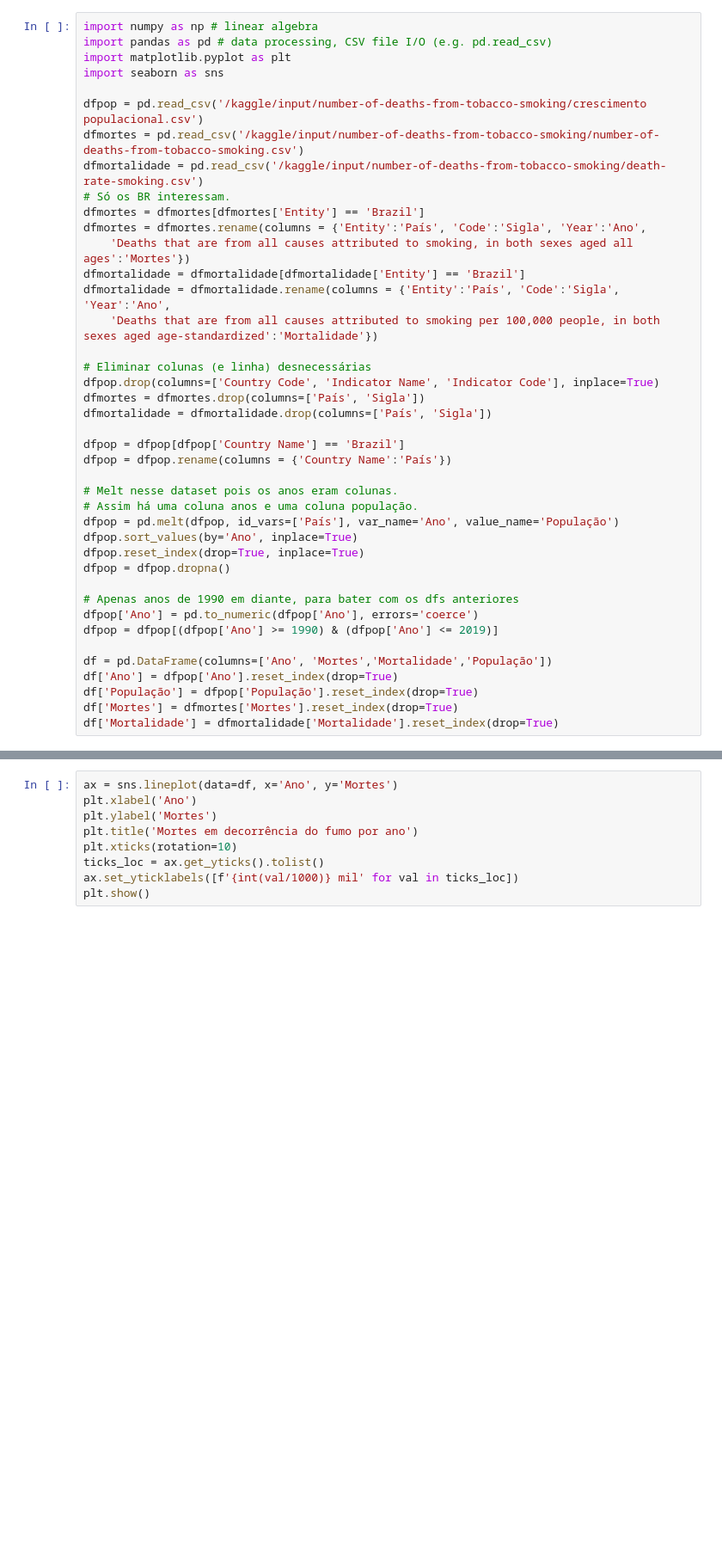
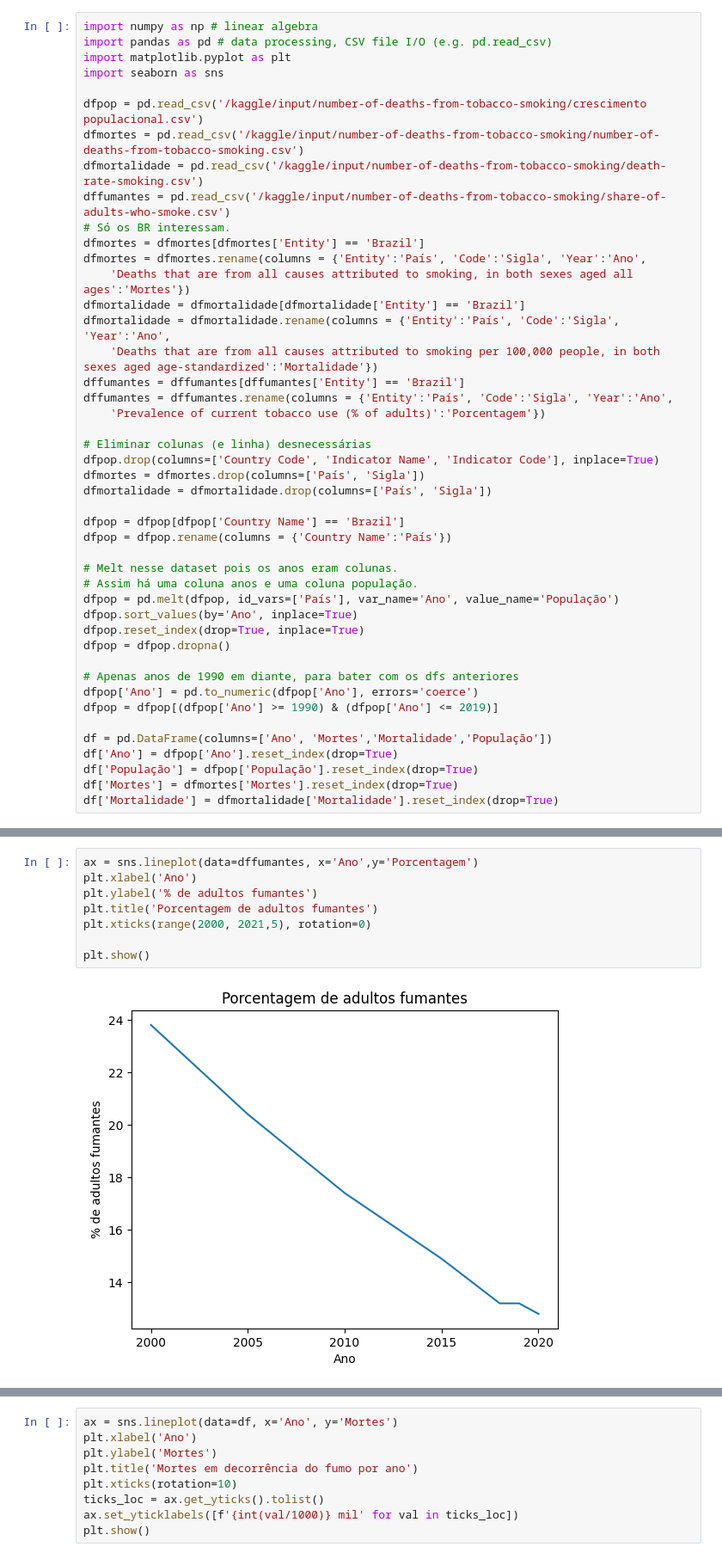
Before and after one commit to namespaiva/projeto-integrador-4, a Jupyter notebook: pi-4.ipynb, the cells around one changed output, grey strips where cells are left out. Shown at 86% size. Drawn from its saved outputs; the diff is of its cells as text; blank space fills up the shorter version.

Commit message:
Por décadas, adição de porcentagem de fumantes

```diff
--- a/pi-4.ipynb
+++ b/pi-4.ipynb
@@ -7,6 +7,7 @@ import seaborn as sns
 dfpop = pd.read_csv('/kaggle/input/number-of-deaths-from-tobacco-smoking/crescimento populacional.csv')
 dfmortes = pd.read_csv('/kaggle/input/number-of-deaths-from-tobacco-smoking/number-of-deaths-from-tobacco-smoking.csv')
 dfmortalidade = pd.read_csv('/kaggle/input/number-of-deaths-from-tobacco-smoking/death-rate-smoking.csv')
+dffumantes = pd.read_csv('/kaggle/input/number-of-deaths-from-tobacco-smoking/share-of-adults-who-smoke.csv')
 # Só os BR interessam.
 dfmortes = dfmortes[dfmortes['Entity'] == 'Brazil']
 dfmortes = dfmortes.rename(columns = {'Entity':'País', 'Code':'Sigla', 'Year':'Ano',
@@ -14,6 +15,9 @@ dfmortes = dfmortes.rename(columns = {'Entity':'País', 'Code':'Sigla', 'Year':'
 dfmortalidade = dfmortalidade[dfmortalidade['Entity'] == 'Brazil']
 dfmortalidade = dfmortalidade.rename(columns = {'Entity':'País', 'Code':'Sigla', 'Year':'Ano',
     'Deaths that are from all causes attributed to smoking per 100,000 people, in both sexes aged age-standardized':'Mortalidade'})
+dffumantes = dffumantes[dffumantes['Entity'] == 'Brazil']
+dffumantes = dffumantes.rename(columns = {'Entity':'País', 'Code':'Sigla', 'Year':'Ano',
+    'Prevalence of current tobacco use (% of adults)':'Porcentagem'})
 
 # Eliminar colunas (e linha) desnecessárias
 dfpop.drop(columns=['Country Code', 'Indicator Name', 'Indicator Code'], inplace=True)
@@ -50,0 +77,10 @@ df.head()
+# %%
+ax = sns.lineplot(data=dffumantes, x='Ano',y='Porcentagem')
+plt.xlabel('Ano')
+plt.ylabel('% de adultos fumantes')
+plt.title('Porcentagem de adultos fumantes')
+plt.xticks(range(2000, 2021,5), rotation=0)
+
+plt.show()
+# %% [output]
+[figure, added]
```
Also changed, not shown: parts of 14 cells of this notebook.
